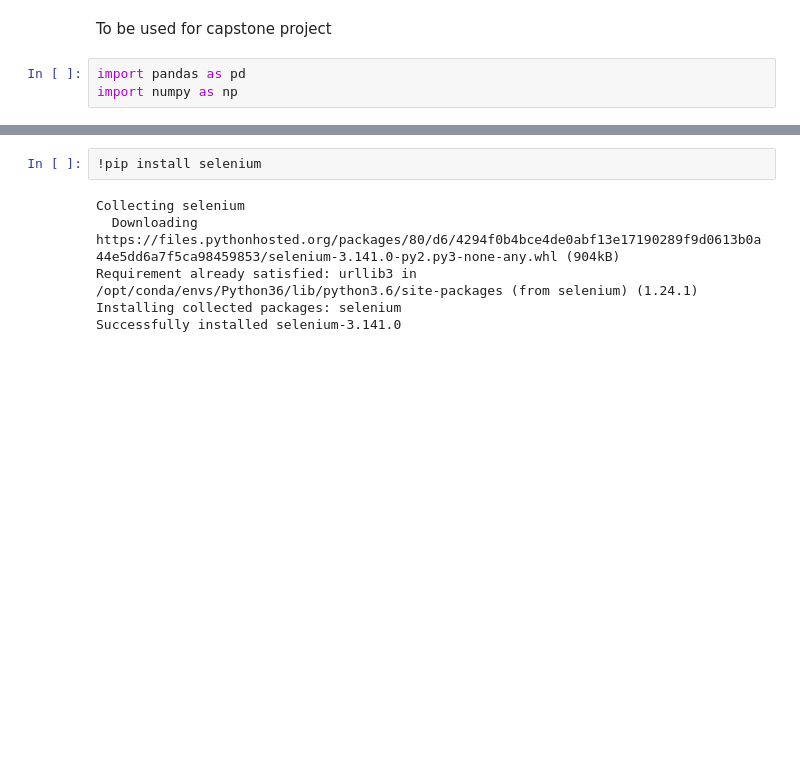
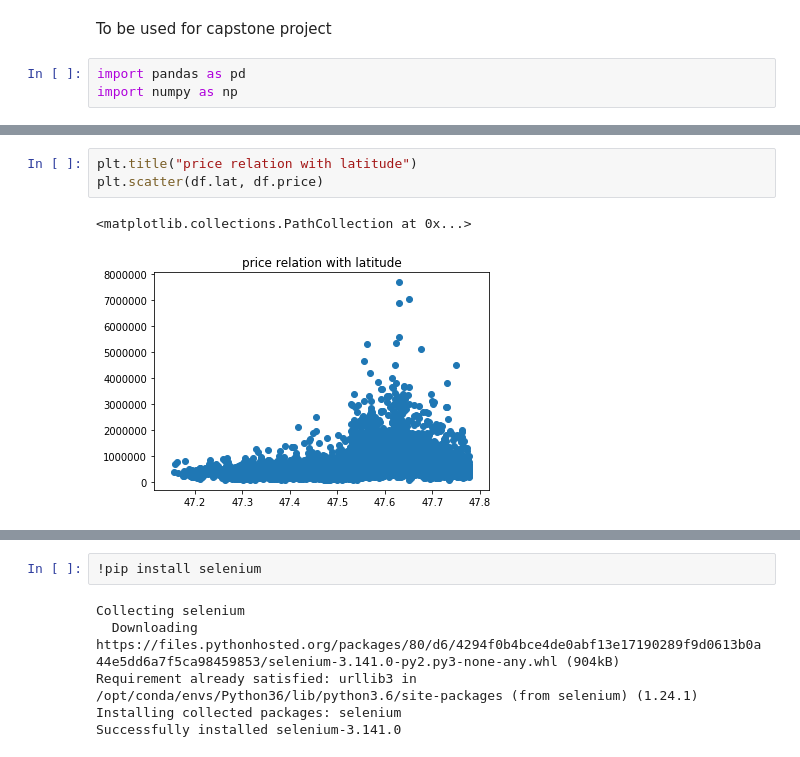
Before and after one commit to f20191533/firstrep, a Jupyter notebook: sample_notebook.ipynb, the cells around one changed output, grey strips where cells are left out. Saved outputs shown, nothing was run; the diff lists cells and outputs as text; blank space fills up the shorter version.

```diff
--- a/sample_notebook.ipynb
+++ b/sample_notebook.ipynb
@@ -5,0 +43,6 @@ import numpy as np
+# %%
+plt.title("price relation with latitude")
+plt.scatter(df.lat, df.price)
+# %% [output]
+<matplotlib.collections.PathCollection at 0x...>
+[figure, added]
```
Also changed, not shown: parts of 21 cells of this notebook.
